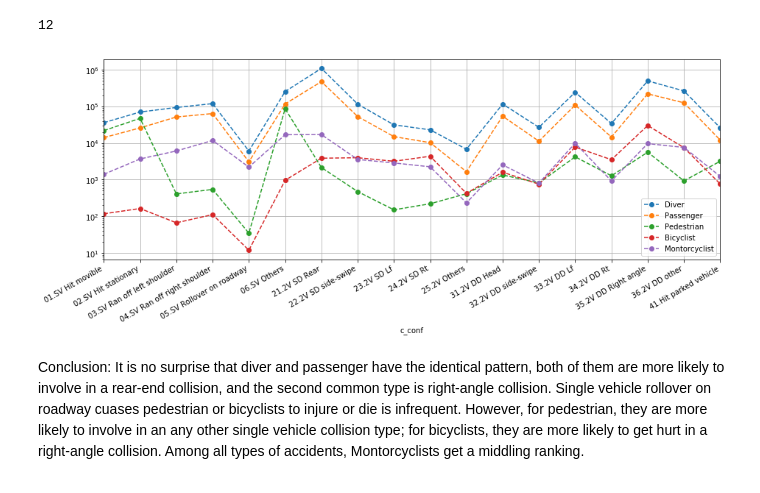
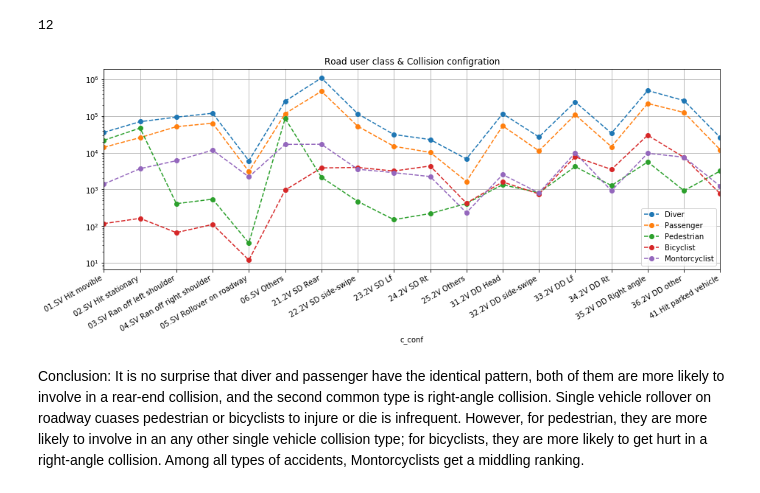
Before and after one commit to rynho/3250-G3, a Jupyter notebook: jupyterNB/Patricia_project.ipynb, the cells around one changed output. Drawn from its saved outputs; the diff is of its cells as text; code cells hidden in the pictures.

```diff
--- a/jupyterNB/Patricia_project.ipynb
+++ b/jupyterNB/Patricia_project.ipynb
@@ -34,5 +21,5 @@ C_YEAR,C_MNTH,C_WDAY,C_HOUR,C_SEV,C_VEHS,C_CONF,C_RCFG,C_WTHR,C_RSUR,C_RALN,C_TR
 # %%
-accident = pd.read_csv('Desktop/project/data/NCDB_1999_to_2014.csv', engine = 'python')
+accident = pd.read_csv('C://Users/Patience Luo/Desktop/project/data/NCDB_1999_to_2014.csv', engine = 'python')
 # %%
 #replace all column head to lower case.
 
@@ -452,11 +439,11 @@ df12.iloc[4,3]
 # %% [output]
 12
 # %%
-df12.plot(style = 'o--', logy = True, figsize = (15,5))
+df12.plot(style = 'o--', logy = True, figsize = (15,5),title='Road user class & Collision configration' )
 plt.legend(['Diver','Passenger','Pedestrian','Bicyclist', 'Montorcyclist'])
 plt.xticks(range(0,18),x_lable,rotation=30,ha='right')
-plt.grid();
+plt.grid()
 # %% [output]
-[figure, old version]
+[figure, new version]
 # %% [markdown]
 Conclusion: It is no surprise that diver and passenger have the identical pattern, both of them are more likely to involve in a rear-end collision, and the second common type is right-angle collision. Single vehicle rollover on roadway cuases pedestrian or bicyclists to injure or die is infrequent. However, for pedestrian, they are more likely to involve in an any other single vehicle collision type; for bicyclists, they are more likely to get hurt in a right-angle collision. Among all types of accidents, Montorcyclists get a middling ranking.
```
Also changed, not shown: parts of 1 cell of this notebook.
